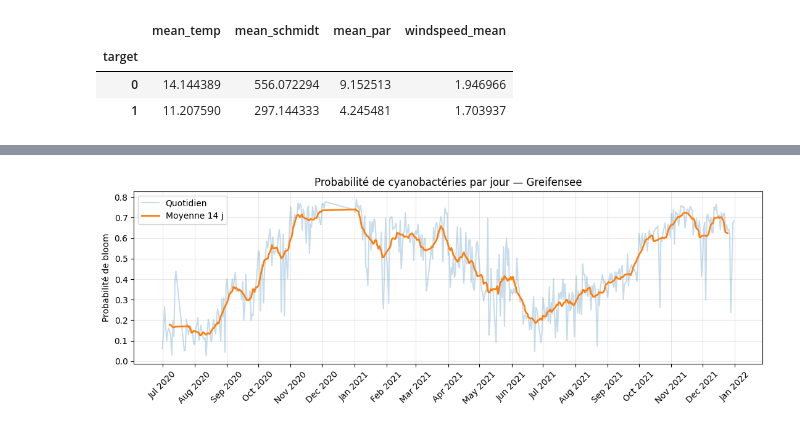
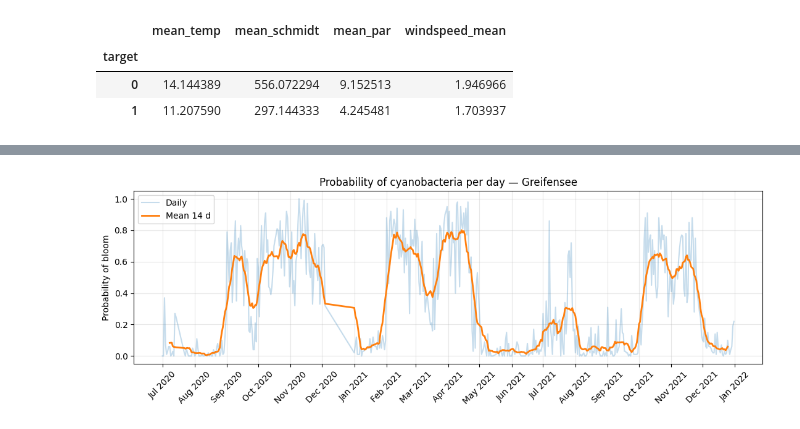
Before and after one commit to segurad308-jpg/cyne-model-prediction, a Jupyter notebook: notebooks/analysis.ipynb, the cells around one changed output, grey strips where cells are left out. Drawn from its saved outputs; the diff is of its cells as text; code cells hidden in the pictures.

```diff
--- a/notebooks/analysis.ipynb
+++ b/notebooks/analysis.ipynb
@@ -58,15 +68,12 @@ y = df["target"]
 # %%
-pipe = Pipeline([
-    ("scale", StandardScaler()),
-    ("clf", LogisticRegression(class_weight="balanced", max_iter=1000, random_state=42)),
-])
+clf = RandomForestClassifier(class_weight="balanced", random_state=42)
 
 cv = StratifiedKFold(n_splits=5, shuffle=True, random_state=42)
 # %%
-df["proba_pred"] = cross_val_predict(pipe, X, y, cv=cv, method="predict_proba")[:, 1]
+df["proba_pred"] = cross_val_predict(clf, X, y, cv=cv, method="predict_proba")[:, 1]
 
-auc = cross_val_score(pipe, X, y, cv=cv, scoring="roc_auc")
-ap  = cross_val_score(pipe, X, y, cv=cv, scoring="average_precision")
+auc = cross_val_score(clf, X, y, cv=cv, scoring="roc_auc")
+ap  = cross_val_score(clf, X, y, cv=cv, scoring="average_precision")
 print("ROC-AUC :", auc.mean().round(3), "±", auc.std().round(3))
 print("PR-AUC :", ap.mean().round(3), "±", ap.std().round(3))
 # %% [output]
@@ -103,22 +105,22 @@ dtype: float64
 # %%
 df = df.sort_values("date")
 
 fig, ax = plt.subplots(figsize=(11, 4))
 
-ax.plot(df["date"], df["proba_pred"], alpha=0.25, label="Quotidien")
+ax.plot(df["date"], df["proba_pred"], alpha=0.25, label="Daily")
 ax.plot(df["date"], df["proba_pred"].rolling(14, center=True).mean(),
-        lw=2, label="Moyenne 14 j")
+        lw=2, label="Mean 14 d")
 
 ax.xaxis.set_major_locator(mdates.MonthLocator())
 ax.xaxis.set_major_formatter(mdates.DateFormatter("%b %Y"))
 plt.xticks(rotation=45)
 
-ax.set_ylabel("Probabilité de bloom")
-ax.set_title("Probabilité de cyanobactéries par jour — Greifensee")
+ax.set_ylabel("Probability of bloom")
+ax.set_title("Probability of cyanobacteria per day — Greifensee")
 ax.legend()
 ax.grid(alpha=0.3)
 plt.tight_layout()
-plt.savefig("../reports/figures/cyano_per_day.svg")
+plt.savefig("../reports/figures/cyano_per_day_greifensee.svg")
 plt.show()
 # %% [output]
-[figure, old version]
+[figure, new version]
```
Also changed, not shown: parts of 19 cells of this notebook, 5 other files.
